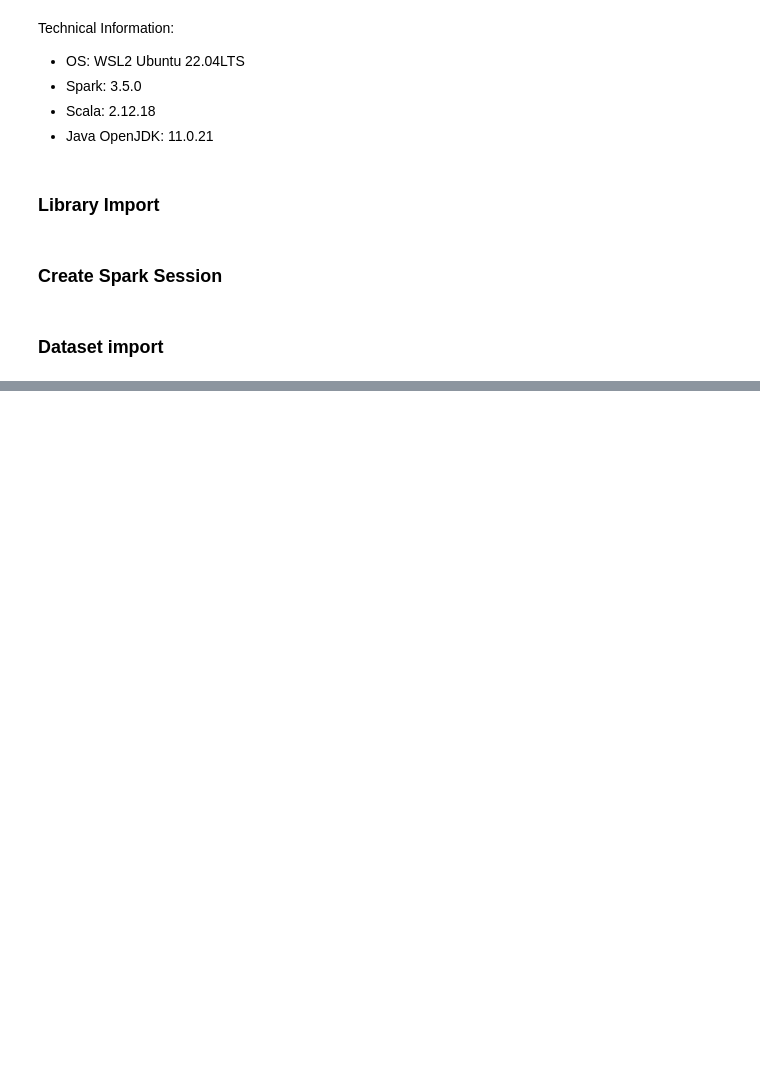
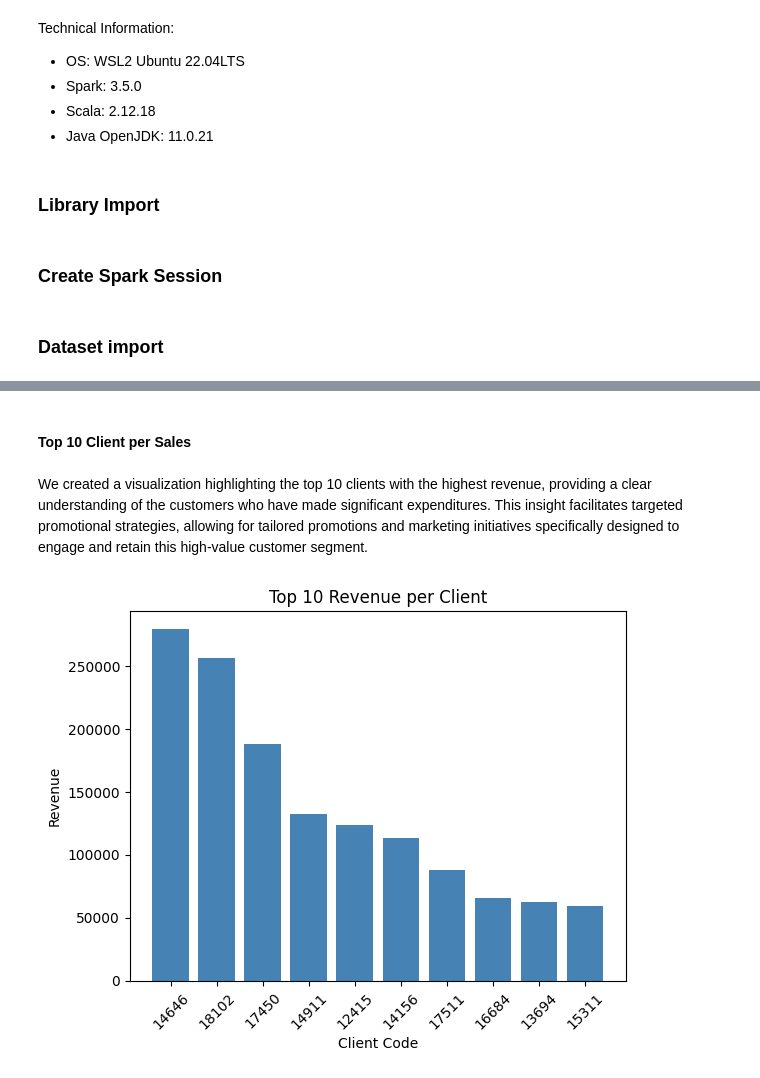
Before and after one commit to cuongvoSGH/env-linux, a Jupyter notebook: Big_Data_Project_CUONGVO_131116.ipynb, the cells around one changed output, grey strips where cells are left out. Saved outputs shown, nothing was run; the diff lists cells and outputs as text; code cells hidden in the pictures; blank space fills up the shorter version.

```diff
--- a/Big_Data_Project_CUONGVO_131116.ipynb
+++ b/Big_Data_Project_CUONGVO_131116.ipynb
@@ -145,0 +156,25 @@ df_customer.dropna().count()
+# %% [markdown]
+#### Top 10 Client per Sales
+# %% [markdown]
+We created a visualization highlighting the top 10 clients with the highest revenue, providing a clear understanding of the customers who have made significant expenditures. This insight facilitates targeted promotional strategies, allowing for tailored promotions and marketing initiatives specifically designed to engage and retain this high-value customer segment.
+# %%
+df_Top10_Client = spark.sql("""
+    Select
+        `CustomerID`,
+        sum(Quantity * UnitPrice) as Sales
+    From Retail_data
+    where `CustomerID` <> 'Missing_ID'
+    Group by `CustomerID`
+    Order by 2 desc
+    """)
+
+df_Top10_Client = df_Top10_Client.limit(10)
+df_Top10_Client = df_Top10_Client.toPandas()
+plt.bar(df_Top10_Client["CustomerID"], df_Top10_Client["Sales"], color = 'steelblue')
+plt.xticks(rotation = 45)
+plt.xlabel("Client Code")
+plt.ylabel("Revenue")
+plt.title("Top 10 Revenue per Client")
+plt.show()
+# %% [output]
+[figure, added]
```
Also changed, not shown: parts of 74 cells of this notebook, 1 other file.
